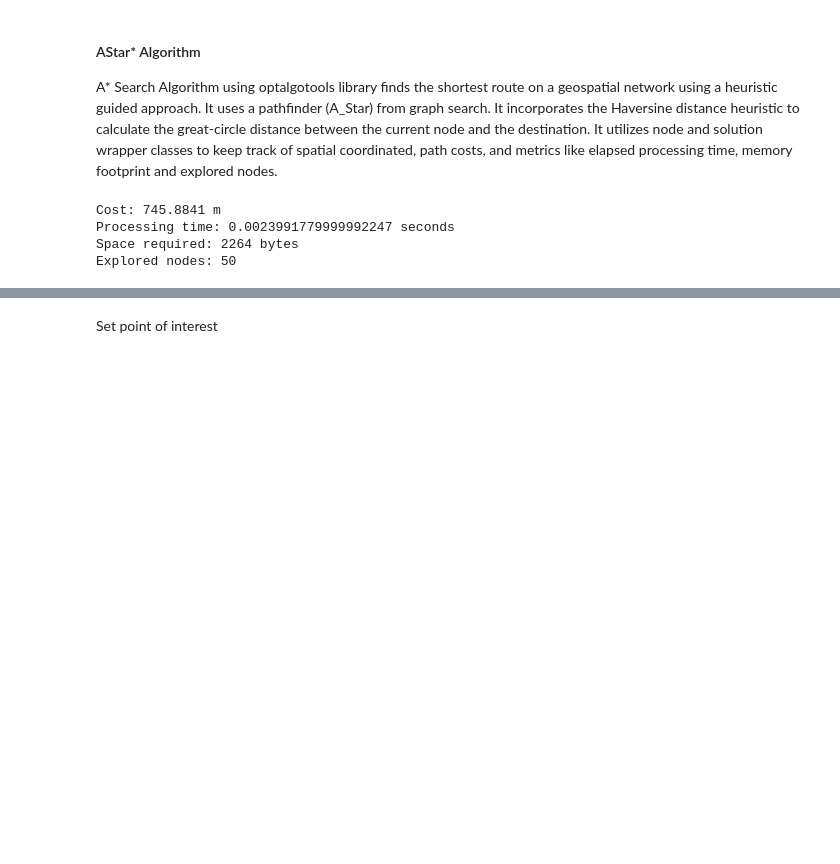
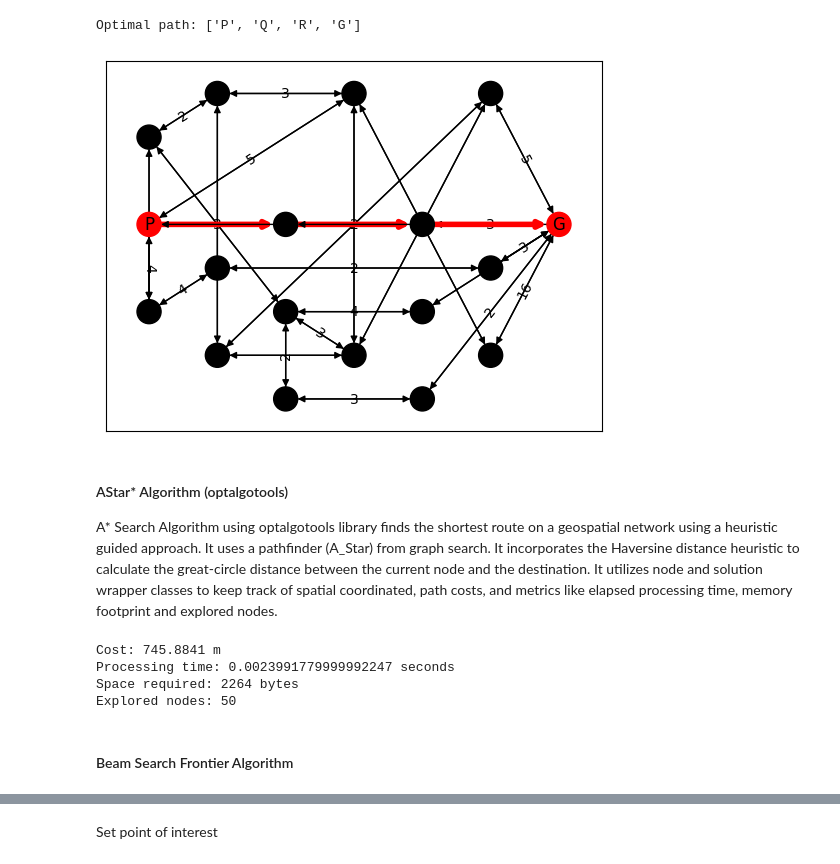
Before and after one commit to pashukalma/opt_algorithms, a Jupyter notebook: search_algorithms.ipynb, the cells around one changed output, grey strips where cells are left out. Drawn from its saved outputs; the diff is of its cells as text; code cells hidden in the pictures; blank space fills up the shorter version.

Commit message:
optimization algorithms
optimization algorithms

```diff
--- a/search_alg_part1.ipynb
+++ b/search_algorithms.ipynb
@@ -8,5 +172,66 @@ Search Algorithms
+# %%
+# Run the A* pathfinding using the heuristic wrapper
+result = astar_frontier(
+    G,
+    Node(G, 'P'),
+    Node(G, 'G'),
+    heuristic_lookup,
+    cost,
+    expand_kwargs={"attr_name": "weight"},
+    cost_kwargs={"attr_name": "weight"},
+)
+
+print("Optimal path:", result)
+# %% [output]
+Optimal path: ['P', 'Q', 'R', 'G']
+# %%
+pos = {
+    'P': (0.0, 1.0),
+    'Q': (1.0, 1.0),
+    'R': (2.0, 1.0),
+    'G': (3.0, 1.0),
+    'A': (0.5, 2.5),
+    'B': (0.5, -0.5),
+    'C': (1.5, 2.5),
+    'D': (1.5, -0.5),
+    'E': (2.5, 2.5),
+    'F': (2.5, -0.5),
+    'H': (1.0, 0.0),
+    'I': (2.0, 0.0),
+    'J': (0.0, 2.0),
+    'K': (1.0, -1.0),
+    'L': (2.0, -1.0),
+    'M': (0.0, 0.0),
+    'N': (0.5, 0.5),
+    'O': (2.5, 0.5)
+}
+# %%
+node_colors = ['r' if n == 'P' or n == 'G' else 'k' for n in list(G.nodes)]
+
+# Create a set of highlighted edge tuples directly matching our path
+highlighted_edges = set(zip(result[:-1], result[1:]))
+
+# Color the edges red if they are on our path, black otherwise
+edge_colors = ['r' if e in highlighted_edges else 'k' for e in G.edges]
+edge_widths = [4 if e in highlighted_edges else 1 for e in G.edges]
+labels = nx.get_edge_attributes(G, 'weight')
+# %%
+# 1. Compute a default spring layout for all nodes in G
+full_pos = nx.spring_layout(G, seed=42)
+
+# 2. Override with our manually defined positions
+for node, coords in pos.items():
+    if node in full_pos:
+        full_pos[node] = coords
+
+# 3. Draw the graph using the complete position mapping
+nx.draw_networkx_edge_labels(G, full_pos, edge_labels=labels)
+nx.draw_networkx(G, full_pos, node_color=node_colors, edge_color=edge_colors, width=edge_widths, with_labels=True)
+plt.show()
+# %% [output]
+[figure, added]
 # %% [markdown]
-#### AStar* Algorithm
+#### AStar* Algorithm (optalgotools)
 
 A* Search Algorithm using optalgotools library  finds the shortest route on a geospatial network using a heuristic guided approach. It uses a pathfinder (A_Star) from graph search. It incorporates the Haversine distance heuristic to calculate the great-circle distance between the current node and the destination. It utilizes node and solution wrapper classes to keep track of spatial coordinated, path costs, and metrics like elapsed processing time, memory footprint and explored nodes.
 # %%
@@ -59,3 +284,5 @@ Cost: 745.8841 m
 Processing time: 0.0023991779999992247 seconds
 Space required: 2264 bytes
 Explored nodes: 50
+# %% [markdown]
+#### Beam Search Frontier Algorithm
```
Also changed, not shown: parts of 22 cells of this notebook, 1 other file.
